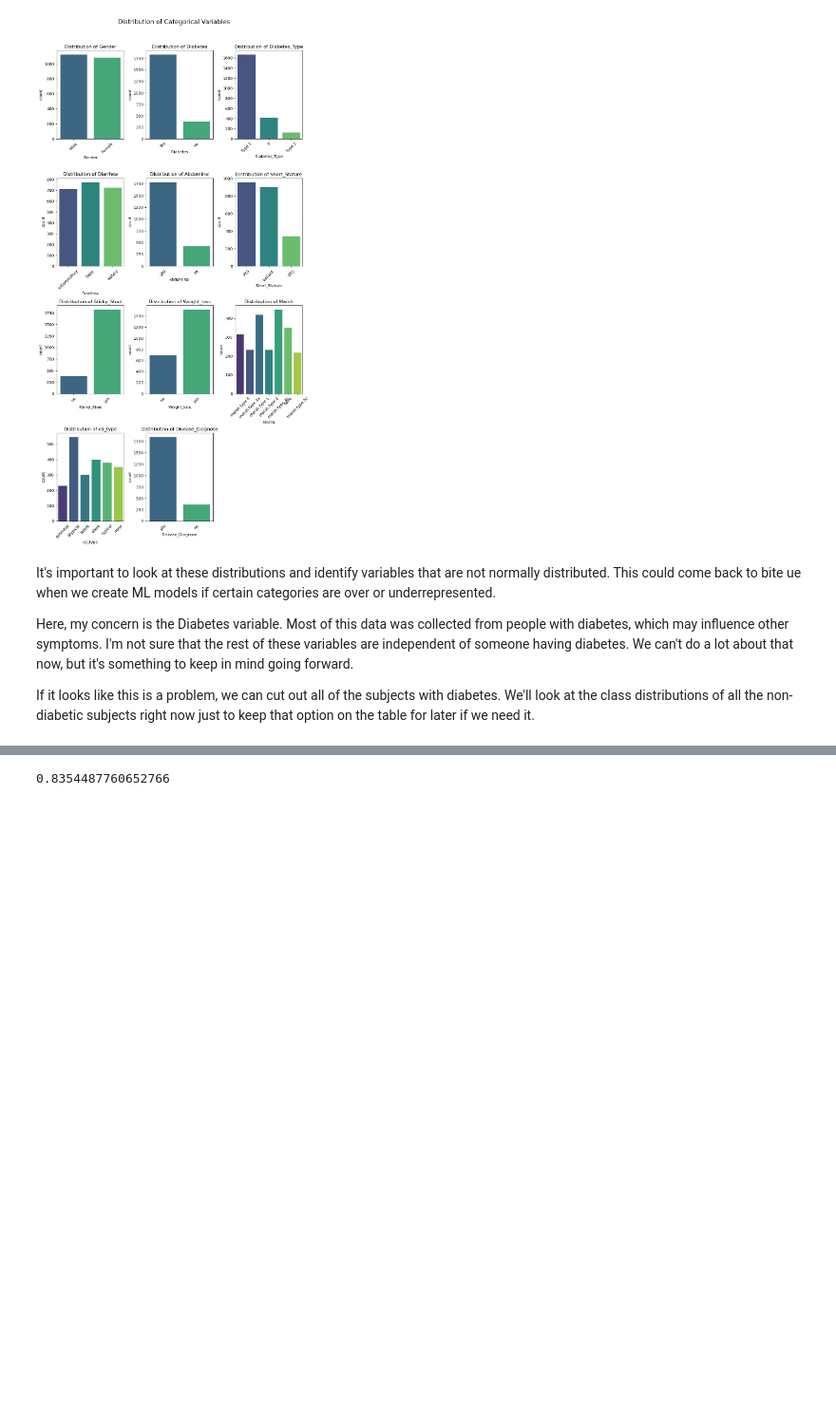
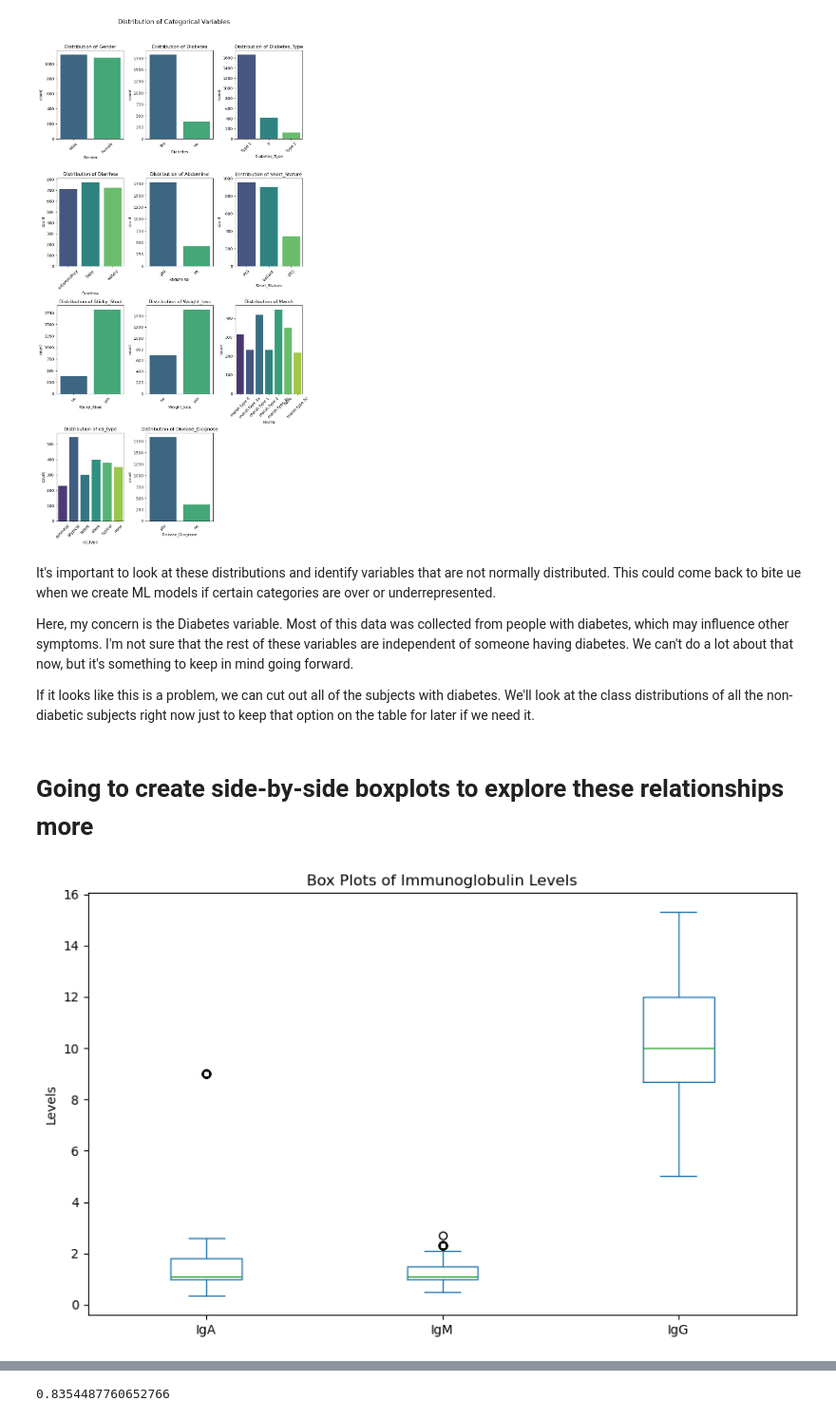
Before and after one commit to lmitch12/Math_Senior_Sem, a Jupyter notebook: readableSrSem.ipynb, the cells around one changed output, grey strips where cells are left out. Shown: that part at 95% size. Cells and saved outputs as stored; diff of their text form; code cells hidden in the pictures; blank space fills up the shorter version.

```diff
--- a/readableSrSem.ipynb
+++ b/readableSrSem.ipynb
@@ -139,3 +139,12 @@ It's important to look at these distributions and identify variables that are no
 Here, my concern is the Diabetes variable. Most of this data was collected from people with diabetes, which may influence other symptoms. I'm not sure that the rest of these variables are independent of someone having diabetes. We can't do a lot about that now, but it's something to keep in mind going forward.
 
 If it looks like this is a problem, we can cut out all of the subjects with diabetes. We'll look at the class distributions of all the non-diabetic subjects right now just to keep that option on the table for later if we need it.
+# %% [markdown]
+# Going to create side-by-side boxplots to explore these relationships more
+# %%
+df[["IgA", "IgM", "IgG"]].plot.box(figsize=(10, 6))
+plt.title('Box Plots of Immunoglobulin Levels')
+plt.ylabel('Levels')
+plt.show()
+# %% [output]
+[figure, added]
```
Also changed, not shown: parts of 5 cells of this notebook, 3 other files.
